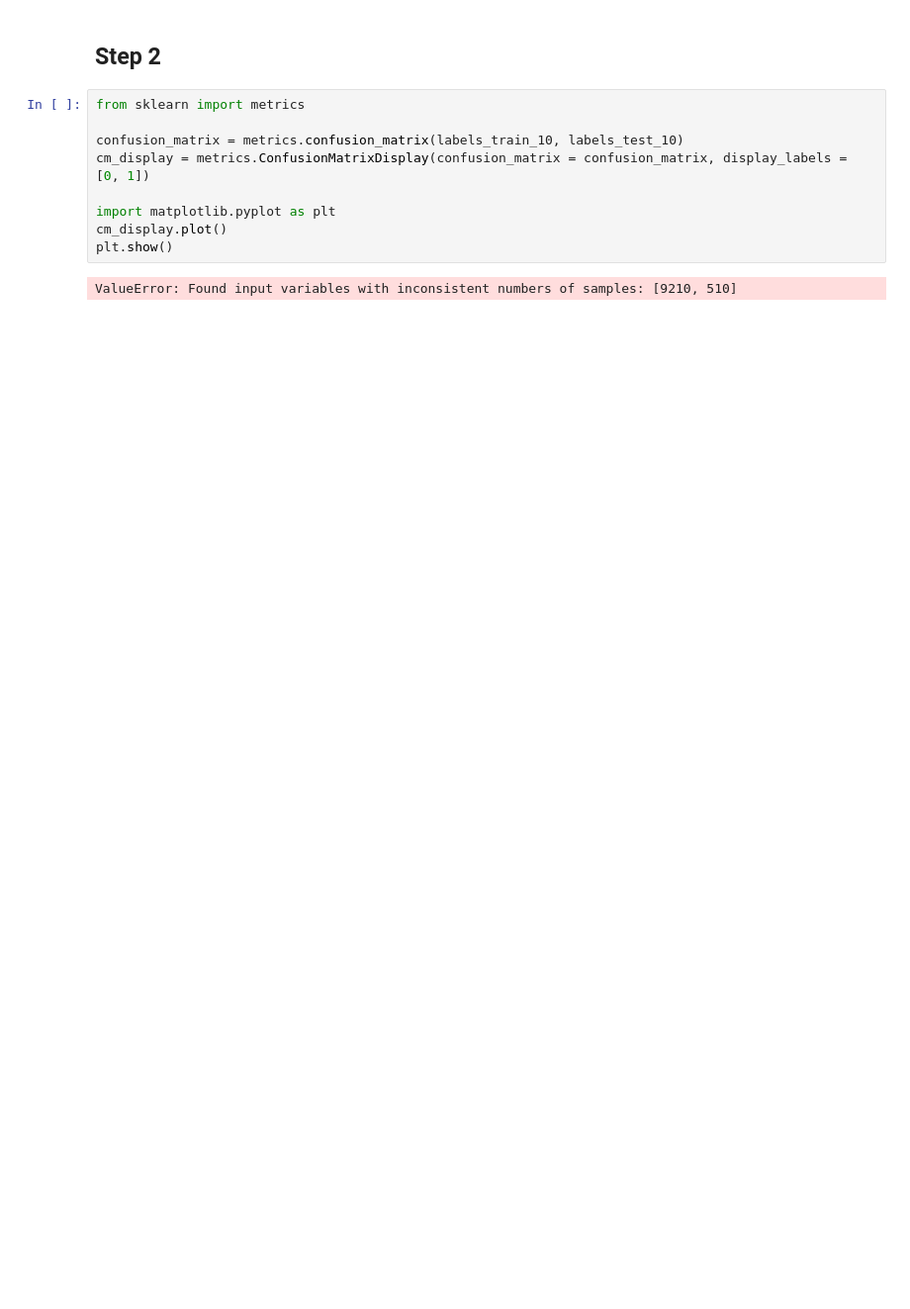
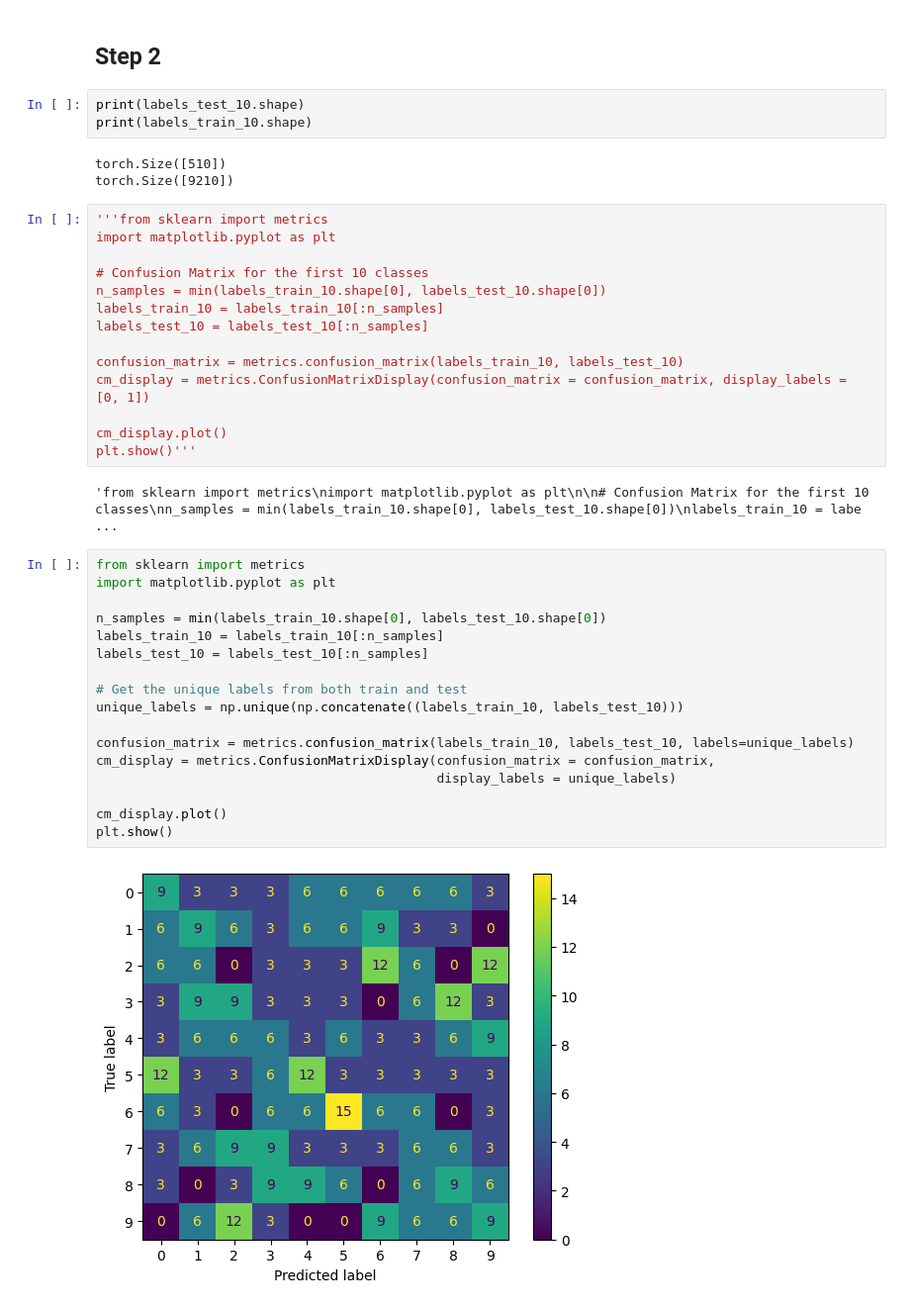
Before and after one commit to gabry1242/Deeplearning_project, a Jupyter notebook: ass1_skeleton.ipynb, the cells around one changed output. Shown at 99% size. Drawn from its saved outputs; the diff is of its cells as text; blank space fills up the shorter version.

```diff
--- a/ass1_skeleton.ipynb
+++ b/ass1_skeleton.ipynb
@@ -878,13 +900,43 @@ tensor([9, 9, 9,  ..., 7, 7, 7])
 # %% [markdown]
 ## Step 2
+# %%
+print(labels_test_10.shape)
+print(labels_train_10.shape)
+# %% [output]
+torch.Size([510])
+torch.Size([9210])
 # %%
-from sklearn import metrics
+'''from sklearn import metrics
+import matplotlib.pyplot as plt
+
+# Confusion Matrix for the first 10 classes
+n_samples = min(labels_train_10.shape[0], labels_test_10.shape[0])
+labels_train_10 = labels_train_10[:n_samples]
+labels_test_10 = labels_test_10[:n_samples]
 
 confusion_matrix = metrics.confusion_matrix(labels_train_10, labels_test_10)
 cm_display = metrics.ConfusionMatrixDisplay(confusion_matrix = confusion_matrix, display_labels = [0, 1])
 
-import matplotlib.pyplot as plt
 cm_display.plot()
-plt.show()
+plt.show()'''
 # %% [output]
-ValueError: Found input variables with inconsistent numbers of samples: [9210, 510]
+'from sklearn import metrics\nimport matplotlib.pyplot as plt\n\n# Confusion Matrix for the first 10 classes\nn_samples = min(labels_train_10.shape[0], labels_test_10.shape[0])\nlabels_train_10 = labe ...
+# %%
+from sklearn import metrics
+import matplotlib.pyplot as plt
+
+n_samples = min(labels_train_10.shape[0], labels_test_10.shape[0])
+labels_train_10 = labels_train_10[:n_samples]
+labels_test_10 = labels_test_10[:n_samples]
+
+# Get the unique labels from both train and test
+unique_labels = np.unique(np.concatenate((labels_train_10, labels_test_10)))
+
+confusion_matrix = metrics.confusion_matrix(labels_train_10, labels_test_10, labels=unique_labels)
+cm_display = metrics.ConfusionMatrixDisplay(confusion_matrix = confusion_matrix,
+                                            display_labels = unique_labels)
+
+cm_display.plot()
+plt.show()
+# %% [output]
+[figure, added]
```
Also changed, not shown: parts of 10 cells of this notebook, 1 other file.
